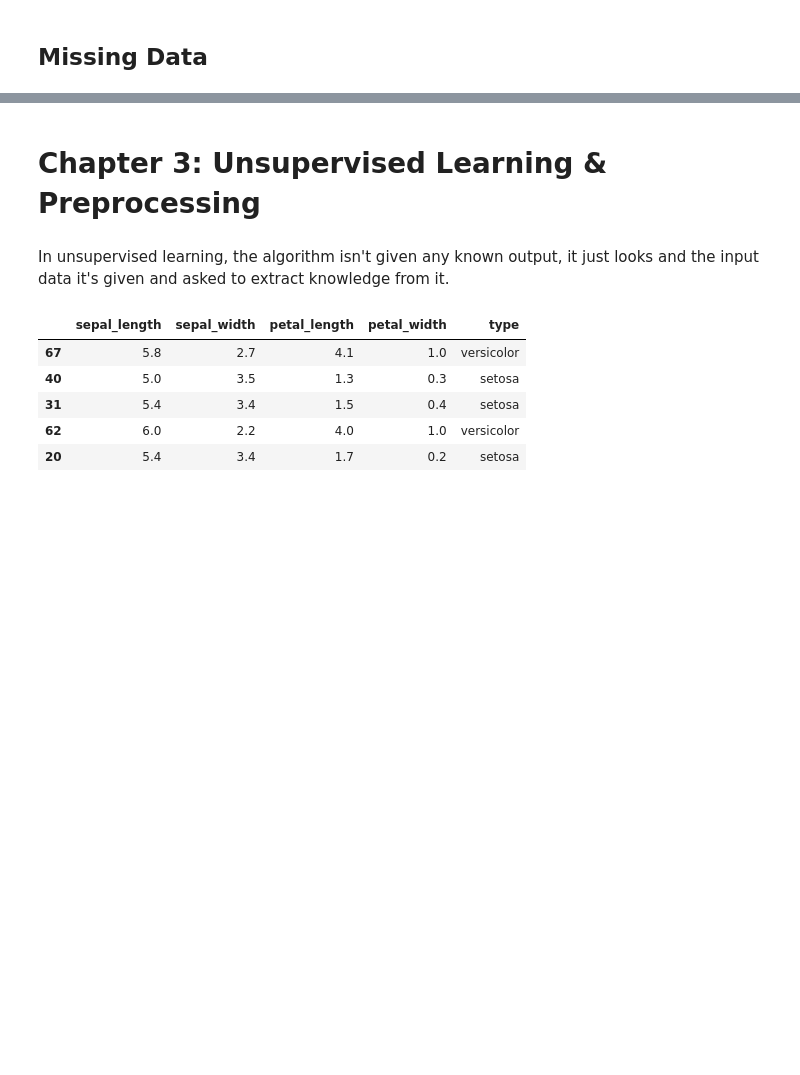
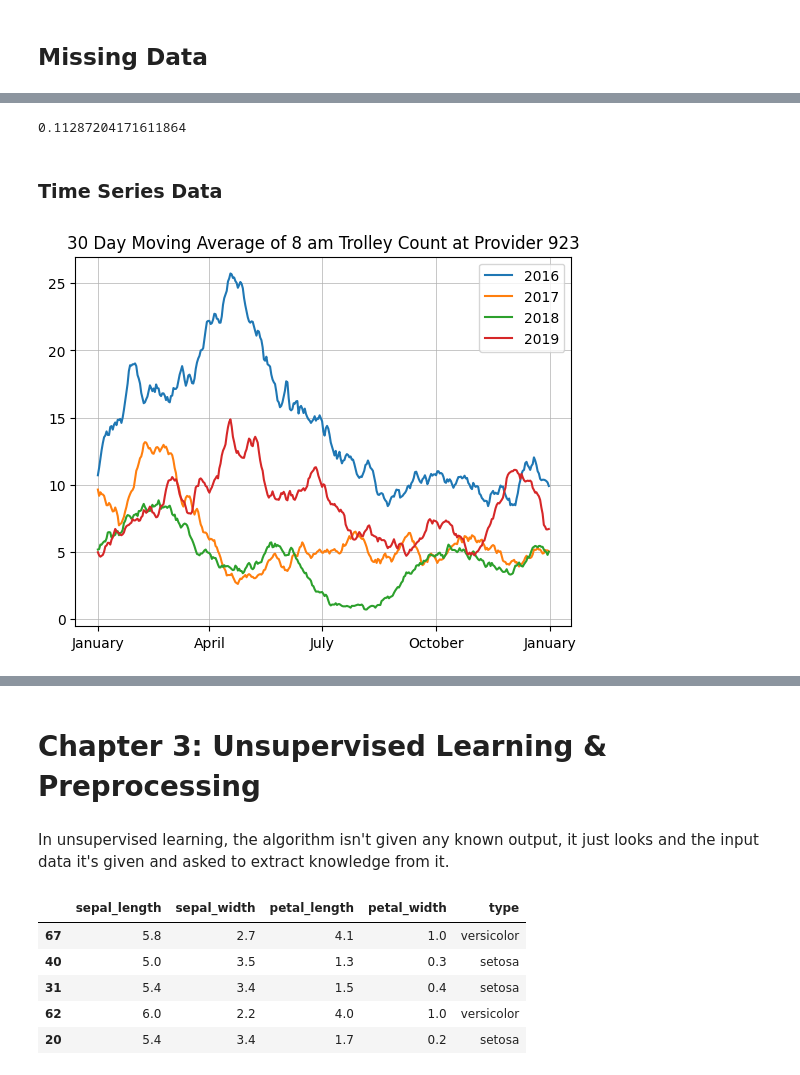
Before and after one commit to lyonsja-mathematics/machine_learning_projects, a Jupyter notebook: Scikit-Learn.ipynb, the cells around one changed output, grey strips where cells are left out. Drawn from its saved outputs; the diff is of its cells as text; code cells hidden in the pictures; blank space fills up the shorter version.

```diff
--- a/Scikit-Learn.ipynb
+++ b/Scikit-Learn.ipynb
@@ -304,6 +379,8 @@ pet['season']=pet.month.apply(lambda x: 'spring' if x in [3,4,5] else
                               'summer' if x in [6,7,8] else
                               'autumn' if x in [9,10,11] else
                               'winter')
+# %%
+pet['weekday']=pet.reg.dt.day_of_week
 # %%
 pet['destination']=pet.destination.fillna('Unknown')
 # %%
@@ -492,0 +435,46 @@ Predicted target: [1 0 2 1 1 0]
+# %%
+lm.score(X_test,y_test)
+# %% [output]
+0.11287204171611864
+# %% [markdown]
+### Time Series Data
+# %%
+t=pd.read_csv('TrolleyGAR.csv')
+t.columns=['provider','date','total8am','total8pm','total2pm']
+t=t.drop(columns=['total8pm','total2pm'])
+t.date=pd.to_datetime(t.date, format='%d/%m/%Y')
+# %%
+t923=t.query("provider==923 and date < '2020-01-01'")[
+['date','total8am']].reset_index(drop=True)
+
+t923['30DMA']=0
+for i in range(len(t923)):
+    date_i = t923.loc[i, 'date']
+    last_30_days = pd.date_range(end=date_i, periods=30)
+    moving_average_i = t923[t923.date.isin(last_30_days)].total8am.mean()
+    t923.loc[i, '30DMA'] = moving_average_i
+
+t923=t923.sort_values('date').reset_index(drop=True)
+# %%
+plotDF=t923.dropna()
+plotDF['year']=plotDF.date.dt.year
+plotDF['month']=plotDF.date.dt.month
+plotDF['day']=plotDF.date.dt.day
+plotDF['chart_date']=plotDF.date.dt.strftime('2019-%m-%d')
+plotDF.loc[(plotDF.month==2) & (plotDF.day==29),'chart_date'] = ''
+plotDF['chart_date']=pd.to_datetime(plotDF.chart_date)
+plotDF=plotDF.query("year > 2015").pivot(
+    index='chart_date', columns='year', values='30DMA').dropna()
+# %%
+fig, ax = plt.subplots()
+ax.plot(plotDF)
+ax.legend(labels=['2016','2017','2018','2019'])
+ax.set_title('30 Day Moving Average of 8 am Trolley Count at Provider 923')
+xticks=pd.to_datetime(['2019-01-01','2019-04-01','2019-07-01','2019-10-01','2020-01-01'])
+xlabs=['January','April','July','October','January']
+ax.set_xticks(ticks=xticks, labels=xlabs)
+ax.set_xlabel('')
+ax.grid(linewidth=.5)
+plt.show()
+# %% [output]
+[figure, added]
```
Also changed, not shown: parts of 86 cells of this notebook.
